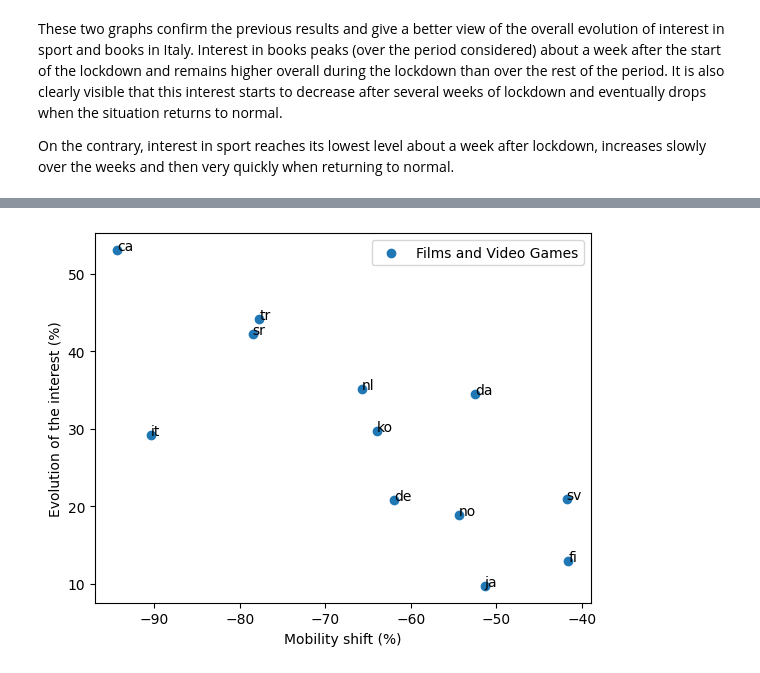
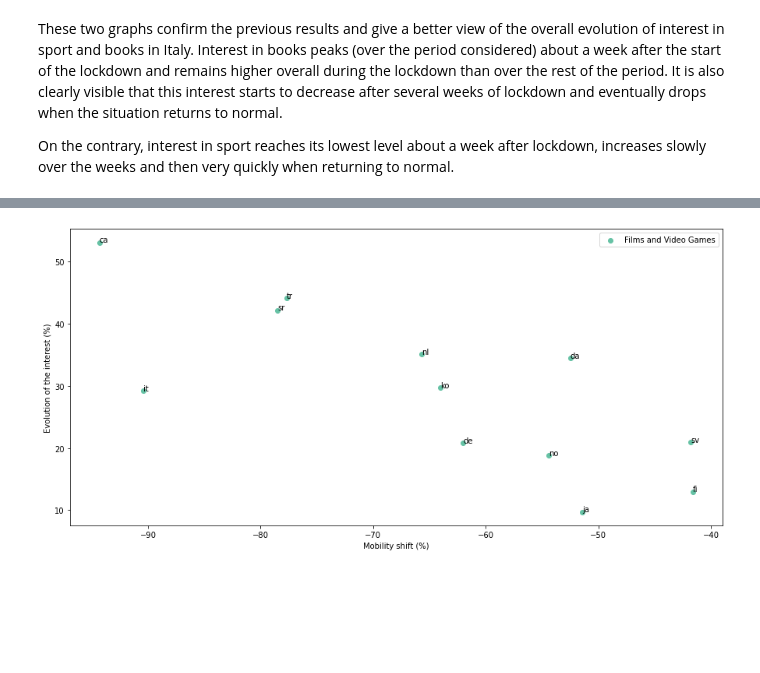
Before and after one commit to epfl-ada/ada-2022-project-datamineurs, a Jupyter notebook: ADA_coronawiki_project.ipynb, the cells around one changed output, grey strips where cells are left out. Drawn from its saved outputs; the diff is of its cells as text; code cells hidden in the pictures; blank space fills up the shorter version.

```diff
--- a/ADA_coronawiki_project.ipynb
+++ b/ADA_coronawiki_project.ipynb
@@ -649,37 +649,40 @@ plt.show()
 # %%
+import seaborn as sns
 # Now we will focus on the last two lines of the matrix which correspond to video games and movies
 
 # We will do a plot where each point represents a version of wikipedia, with the mobility shift in the associated country on the x-axis and the gain in interest in films and video games on the y-axis (weighted average of the two subjects).
 
 # The x-axis will be the mobility shift
 X = df_p4['mobility shift']*100
 
 # In these two list we will put the total number of visits linked with films or video games in each country. This need to compute the weighted average in the next step.
 
 films_total = []
 videogames_total = []
 
 for d in df_p4['country']:
     films_total.append(pd.Series(list(json_timeseries[d]['topics']['Culture.Media.Films']['sum'].values())).mean() + pd.Series(list(json_timeseries[d + '.m']['topics']['Culture.Media.Films']['sum'].values())).mean())
     videogames_total.append(pd.Series(list(json_timeseries[d]['topics']['Culture.Media.Video games']['sum'].values())).mean() + pd.Series(list(json_timeseries[d + '.m']['topics']['Culture.Media.Video games']['sum'].values())).mean())
 
 films_total = np.array(films_total)
 videogames_total = np.array(videogames_total)
 
 # The y-axis is the average of the gain in interest in videogames and films weighted by the number of visits for these two topics
 Y = (np.array(A[16, :]) * films_total + np.array(A[17,:]) * videogames_total) / (films_total + videogames_total)
 
-plt.scatter(X, Y, label = 'Films and Video Games')
+colors = sns.color_palette('Set2')
+plt.figure(figsize=(15,7))
+plt.scatter(X, Y, color = colors[0], label = 'Films and Video Games')
 plt.xlabel('Mobility shift (%)')
 plt.ylabel('Evolution of the interest (%)')
 
 for i, txt in enumerate(df_p4['country']):
     plt.annotate(txt, (X[i], Y[i]))
 
 plt.legend()
 plt.show()
 # %% [output]
-[figure, old version]
+[figure, new version]
 # %%
 # Now we can do a linear regression to approximate the effect of the mobility shift in the interest in films and video games
 
```
Also changed, not shown: parts of 3 cells of this notebook.
